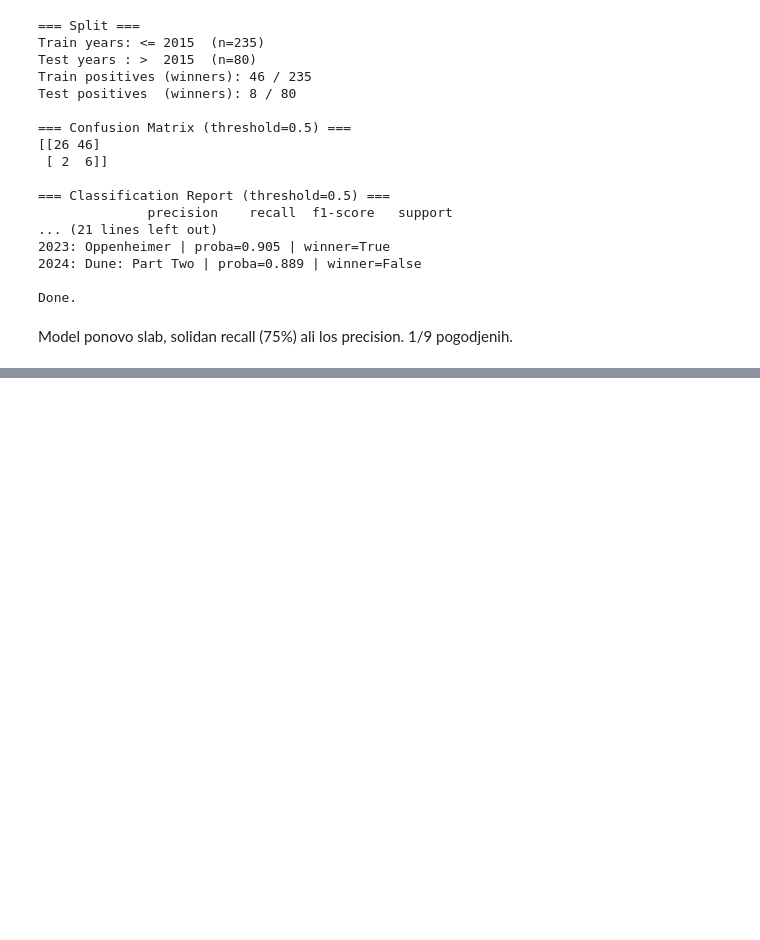
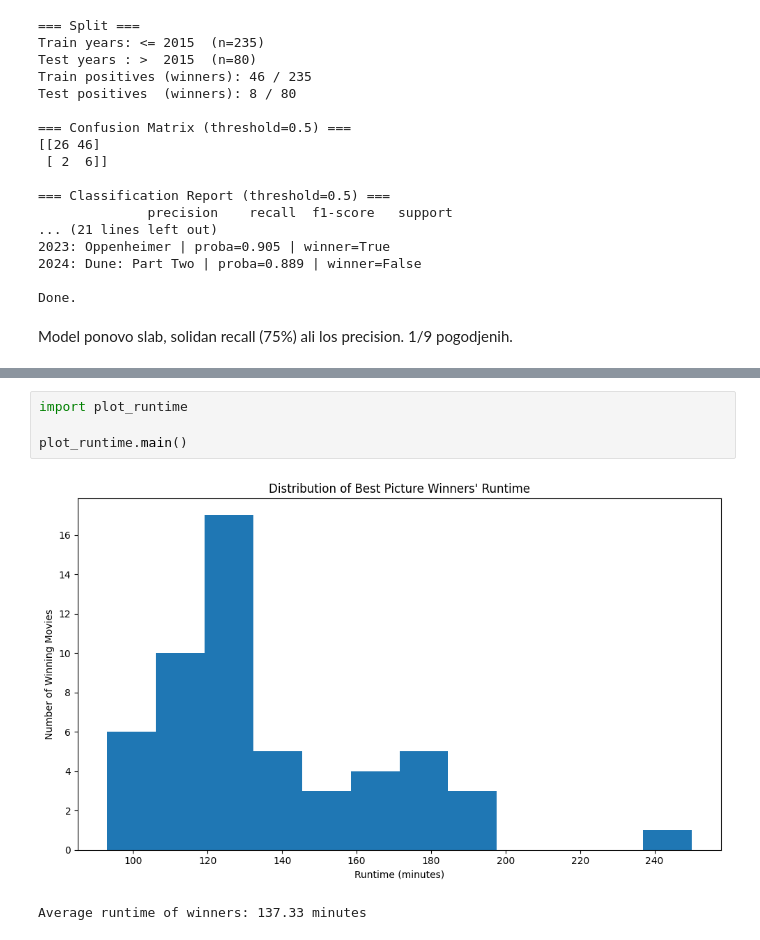
Before and after one commit to milosdiklic25/siap, a Jupyter notebook: project.ipynb, the cells around one changed output, grey strips where cells are left out. Cells and saved outputs as stored; diff of their text form; blank space fills up the shorter version.

```diff
--- a/project.ipynb
+++ b/project.ipynb
@@ -269,0 +354,7 @@ Model ponovo slab, solidan recall (75%) ali los precision. 1/9 pogodjenih.
+# %%
+import plot_runtime
+
+plot_runtime.main()
+# %% [output]
+[figure, added]
+Average runtime of winners: 137.33 minutes
```
Also changed, not shown: parts of 7 cells of this notebook, 7 other files.
